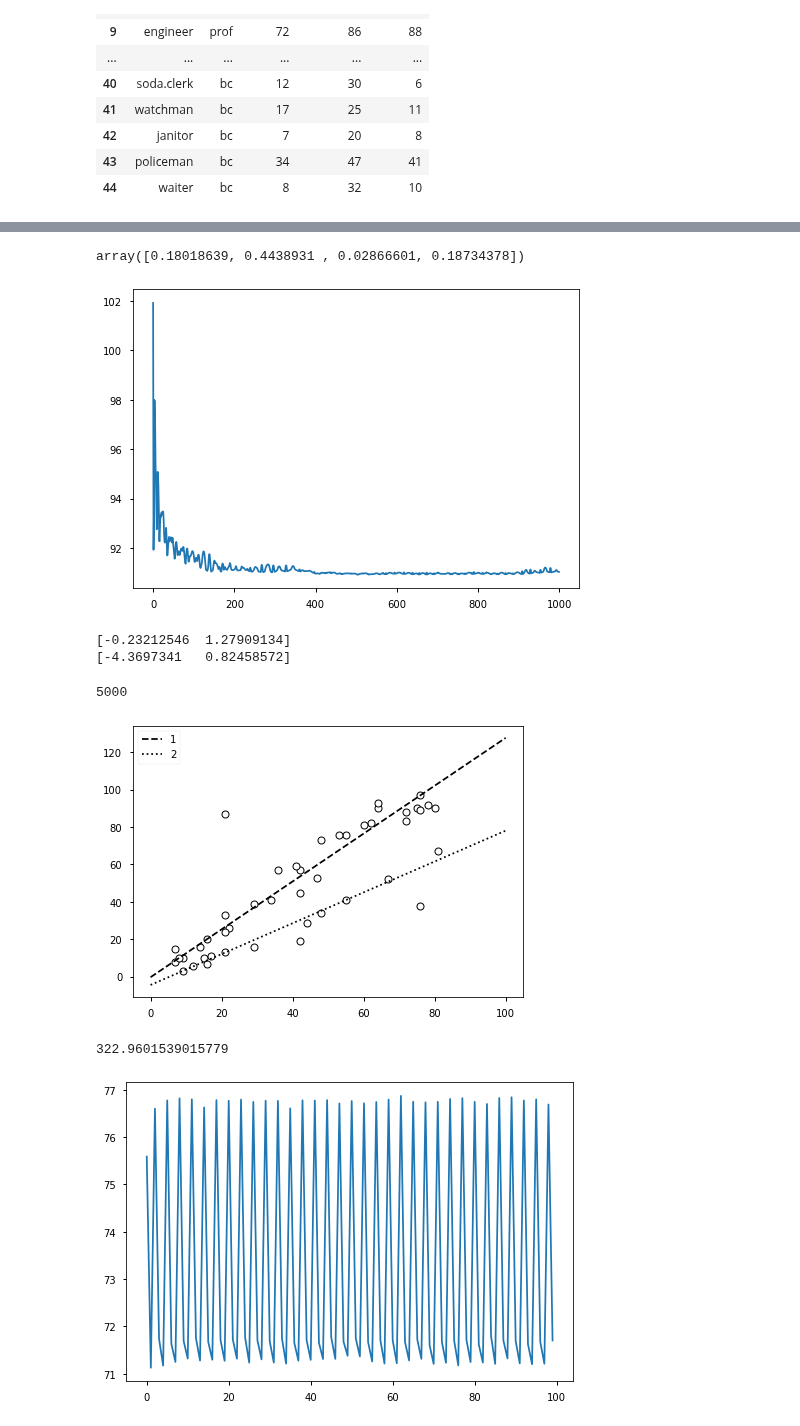
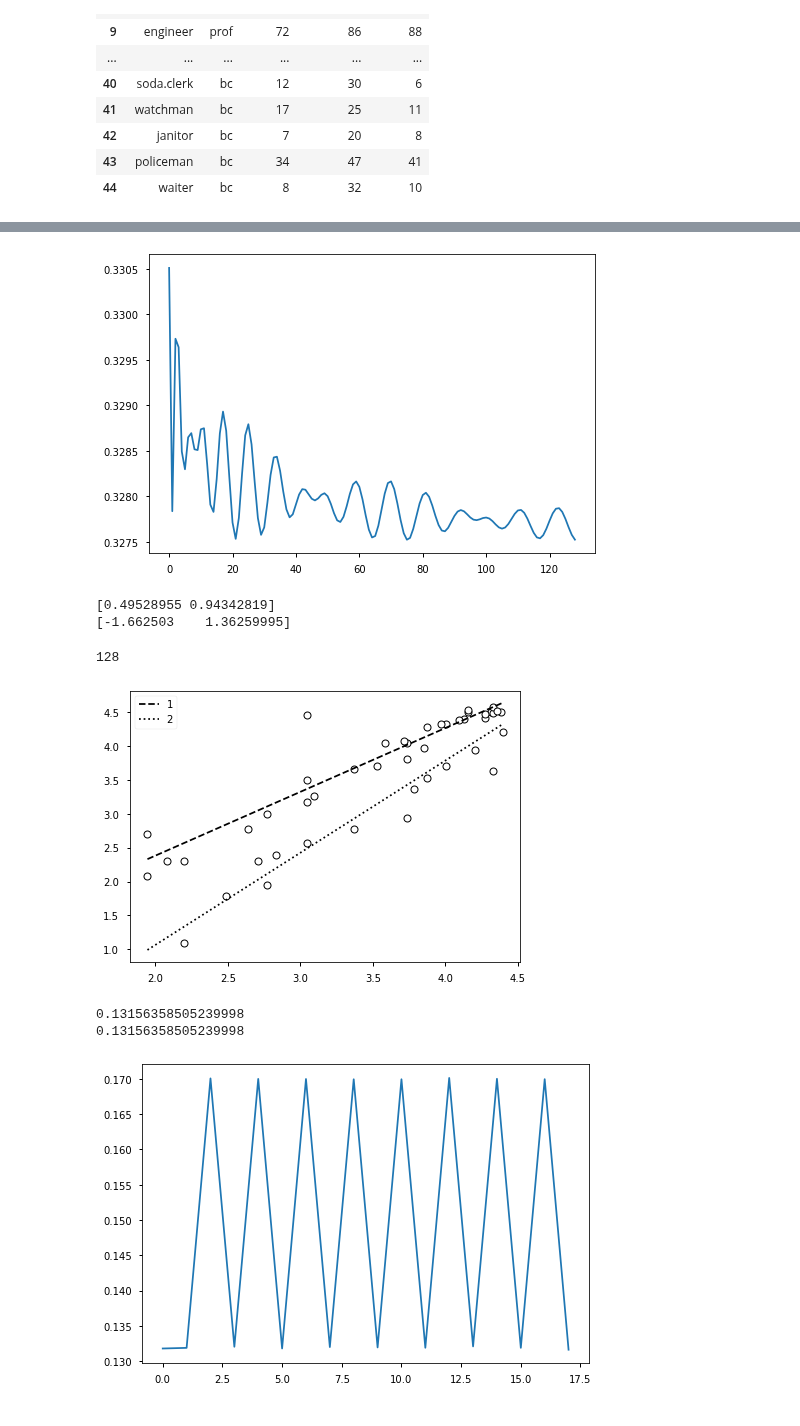
Before and after one commit to intellimath/mlgrad, a Jupyter notebook: examples/robust_kmeans_regerssion_duncan.ipynb, the cells around one changed output, grey strips where cells are left out. Saved outputs shown, nothing was run; the diff lists cells and outputs as text; code cells hidden in the pictures.

```diff
--- a/examples/robust_kmeans_regerssion_duncan.ipynb
+++ b/examples/robust_kmeans_regerssion_duncan.ipynb
@@ -30,8 +30,8 @@ df_duncan
 X_name, X_type, X_income, X_education, X_prestige = \
            [df_duncan[name].values for name in ('name','type','income', 'education', 'prestige')]
 # %%
-X_income = X_income.astype('d')
-X_prestige = X_prestige.astype('d')
+X_income = np.log(X_income.astype('d'))
+X_prestige = np.log(X_prestige.astype('d'))
 X_education = X_education.astype('d')
 # %%
 plt.figure(figsize=(7,5))
@@ -99,6 +87 @@ nn.init_param()
-# %%
-layer = nn.layers[0]
-layer.param.base
-# %% [output]
-array([0.18018639, 0.4438931 , 0.02866601, 0.18734378])
 # %%
@@ -107,25 +90,26 @@ tone_risk = ml_risk.ER21(X_income.reshape(-1,1), X_prestige, nn, minloss)
 # %%
-tone_alg = mlgrad.erm_fg(tone_risk, n_restart=5, h=0.1)
+alg = mlgrad.erm_fg(risk, n_restart=5, h=0.01)
 
-plt.plot(tone_alg.lvals)
+plt.plot(alg.lvals)
 plt.show()
 # %% [output]
-[figure, old version]
+[figure, new version]
 # %%
-print(np.array(tone_linmod1.param))
-print(np.array(tone_linmod2.param))
-tone_alg.K
+print(np.array(linmod1.param))
+print(np.array(linmod2.param))
+alg.K
 # %% [output]
-[-0.23212546  1.27909134]
-[-4.3697341   0.82458572]
+[0.49528955 0.94342819]
+[-1.662503    1.36259995]
-5000
+128
 # %%
 plt.figure(figsize=(7,5))
 # plt.figure(figsize=(15,12))
 plt.scatter(X_income, X_prestige, s=49, c='w', edgecolors='k', linewidth=1.0)
-# plt.title("Соотношения тонов")
-plt.plot([0., 100.], tone_linmod1.evaluate_all(np.array([[0.], [100.]])), linestyle='--', label='1', color='k')
-plt.plot([0., 100.], tone_linmod2.evaluate_all(np.array([[0.], [100.]])), linestyle=':', label='2', color='k')
+XX = np.array([X_income.min(), X_income.max()])
+XXs = XX.reshape(-1,1)
+plt.plot(XX, linmod1.evaluate_all(XXs), linestyle='--', label='1', color='k')
+plt.plot(XX, linmod2.evaluate_all(XXs), linestyle=':', label='2', color='k')
 # for x_name, x_income, x_prestige in zip(X_name, X_income, X_prestige):
 #     plt.text(x_income, x_prestige+2, x_name)
 # plt.xlabel('Фактическое соотношение тонов')
@@ -136,42 +120,30 @@ plt.legend()
 # plt.savefig('fig/tonedata_scatter.eps')
 plt.show()
 # %% [output]
-[figure, old version]
+[figure, new version]
 # %%
 layer_rob = ml_model.GeneralModelLayer(1)
-tone_rob_linmod1 = ml_model.LinearModel(1)
-tone_rob_linmod2 = ml_model.LinearModel(1)
-layer_rob.append(tone_rob_linmod1)
-layer_rob.append(tone_rob_linmod2)
+rob_linmod1 = ml_model.LinearModel(1)
+rob_linmod2 = ml_model.LinearModel(1)
+layer_rob.append(rob_linmod1)
+layer_rob.append(rob_linmod2)
 nn_rob = ml_model.FFNetworkModel()
 nn_rob.add(layer_rob)
-# for mod in layer.models:
-#     print(mod.n_param)
-# print(layer.n_param)
-# print(nn.n_param)
 
 nn_rob.allocate()
-# print(np.array(nn.param))
-# for mod in layer:
-#     print(np.array(mod.param))
-
-# print('*')
 nn_rob.init_param()
-
-# print(np.array(nn.param))
-# for mod in layer:
-#     print(np.array(mod.param))
 # %%
-minloss = ml_loss.SoftMinLoss2(ml_loss.ErrorLoss(ml_func.SoftAbs(0.001)), 2, a=15)
-tone_rob_risk = ml_risk.ER21(X_income.reshape(-1,1), X_prestige, nn_rob, minloss)
-agg_func = ml_af.averaging_function("WM", alpha=0.9)
-weights_tone = ml_weights.MWeights(agg_func, tone_rob_risk)
+minloss = ml_loss.SoftMinLoss(ml_loss.ErrorLoss(ml_func.Square()), 2, a=15)
+rob_risk = ml_risk.ER21(X_income.reshape(-1,1), X_prestige, nn_rob, minloss)
+agg_func = ml_af.averaging_function("WM", alpha=0.95)
+weights_tone = ml_weights.MWeights(agg_func, rob_risk)
 # %%
-fg_tone = mlgrad.fg(tone_rob_risk, h=0.1, tol=1.0e-9)
-tone_rob_alg = mlgrad.erm_irgd(fg_tone, weights_tone)
+fg_tone = mlgrad.fg(rob_risk, h=0.01, tol=1.0e-8)
+rob_alg = mlgrad.erm_irgd(fg_tone, weights_tone)
 
-plt.plot(tone_rob_alg.lvals)
+plt.plot(rob_alg.lvals)
 plt.show()
 # %% [output]
-322.9601539015779
+0.13156358505239998
+0.13156358505239998
-[figure, old version]
+[figure, new version]
```
Also changed, not shown: parts of 7 cells of this notebook, 8 other files.
